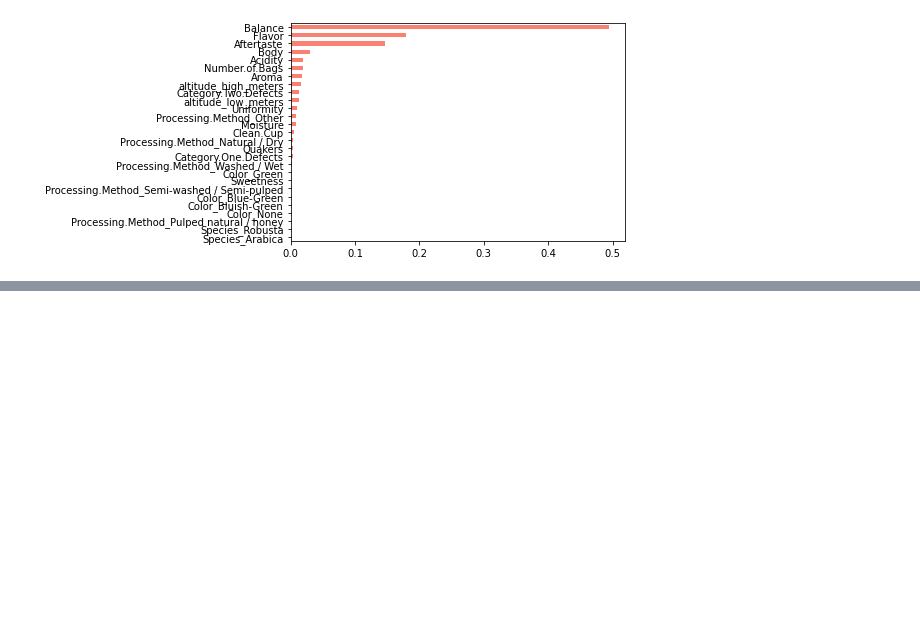
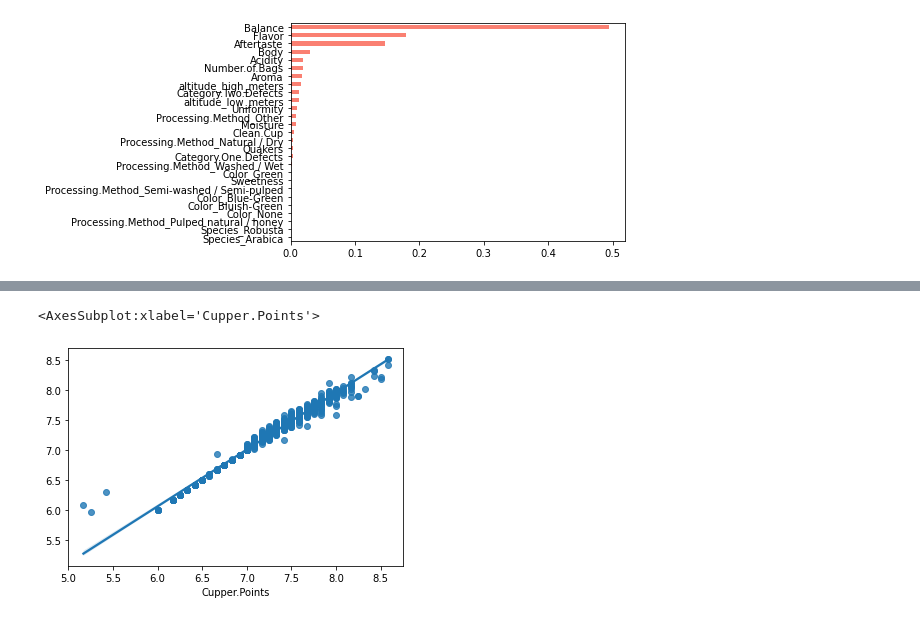
Before and after one commit to rhit-koenignm/CSSE415-CoffeeProject, a Jupyter notebook: cupper_points.ipynb, the cells around one changed output, grey strips where cells are left out. Saved outputs shown, nothing was run; the diff lists cells and outputs as text; code cells hidden in the pictures; blank space fills up the shorter version.

Commit message:
added regplot

```diff
--- a/cupper_points.ipynb
+++ b/cupper_points.ipynb
@@ -121,0 +149,5 @@ y_test_predict =
+# %%
+regplot(x=y_train, y=y_train_predict)
+# %% [output]
+<AxesSubplot:xlabel='Cupper.Points'>
+[figure, added]
```
Also changed, not shown: parts of 7 cells of this notebook.
